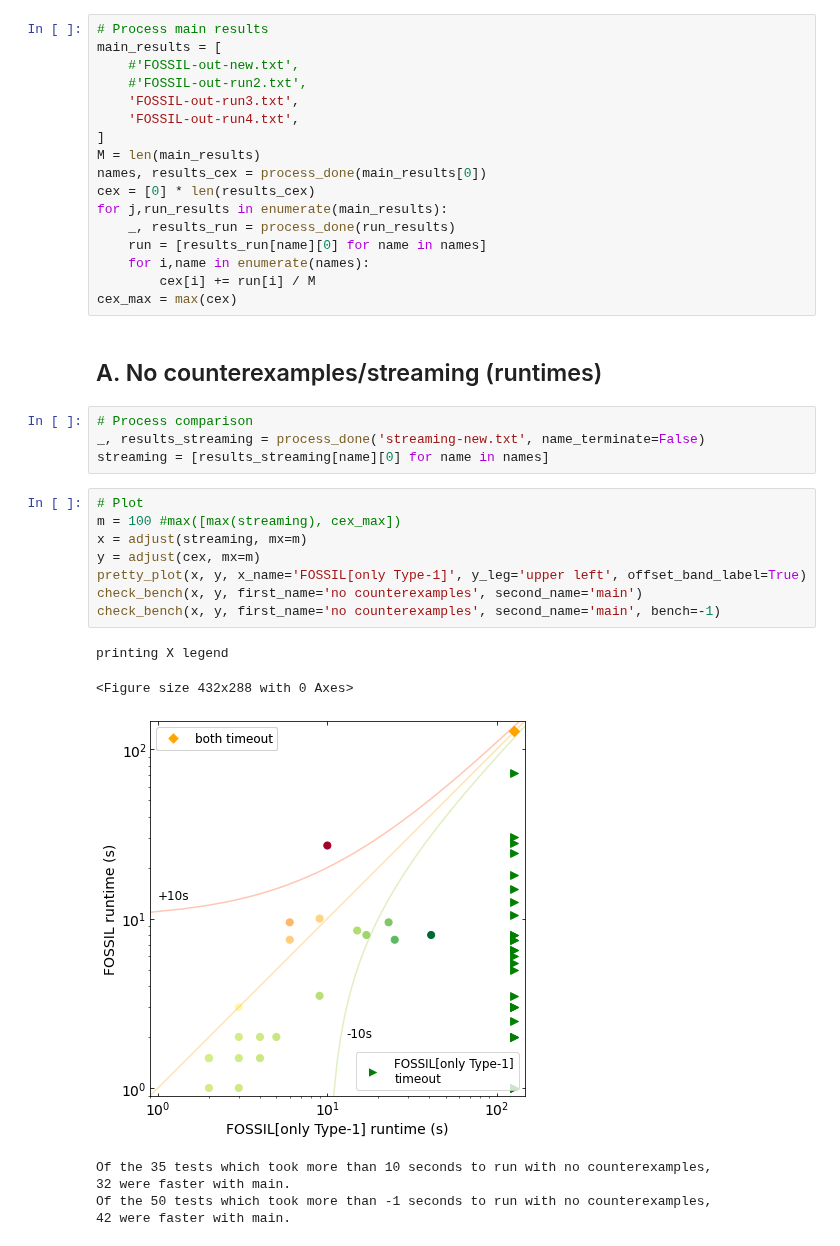
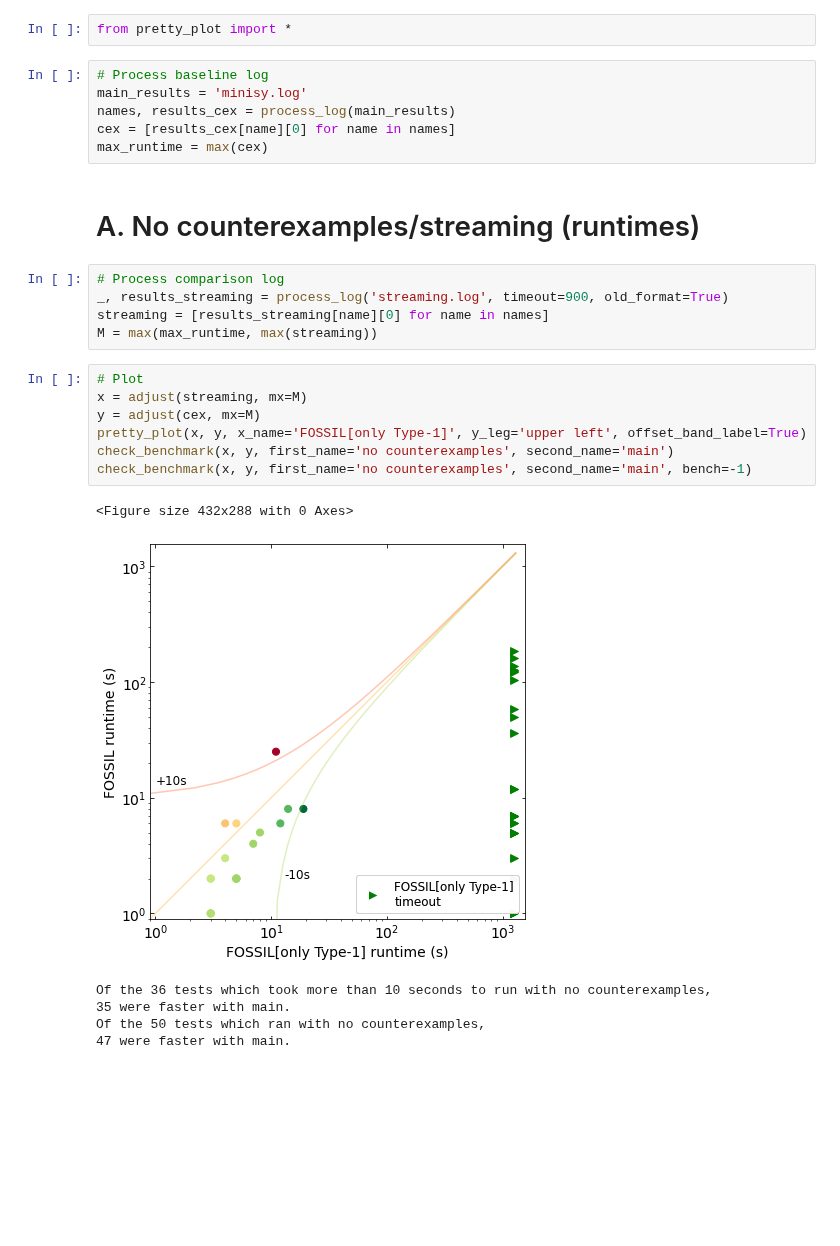
Before and after one commit to muraliadithya/FOSSIL, a Jupyter notebook: plotting/plotter.ipynb, the cells around one changed output. Cells and saved outputs as stored; diff of their text form; blank space fills up the shorter version.

```diff
--- a/plotting/plotter.ipynb
+++ b/plotting/plotter.ipynb
@@ -18,39 +1,29 @@ def check_bench(first, second, first_name='true countermodels turned off',
-# %%
-# Process main results
-main_results = [
-    #'FOSSIL-out-new.txt',
-    #'FOSSIL-out-run2.txt',
-    'FOSSIL-out-run3.txt',
-    'FOSSIL-out-run4.txt',
-]
-M = len(main_results)
-names, results_cex = process_done(main_results[0])
-cex = [0] * len(results_cex)
-for j,run_results in enumerate(main_results):
-    _, results_run = process_done(run_results)
-    run = [results_run[name][0] for name in names]
-    for i,name in enumerate(names):
-        cex[i] += run[i] / M
-cex_max = max(cex)
+# %%
+from pretty_plot import *
+# %%
+# Process baseline log
+main_results = 'minisy.log'
+names, results_cex = process_log(main_results)
+cex = [results_cex[name][0] for name in names]
+max_runtime = max(cex)
 # %% [markdown]
-## A. No counterexamples/streaming (runtimes)
+# A. No counterexamples/streaming (runtimes)
 # %%
-# Process comparison
-_, results_streaming = process_done('streaming-new.txt', name_terminate=False)
+# Process comparison log
+_, results_streaming = process_log('streaming.log', timeout=900, old_format=True)
 streaming = [results_streaming[name][0] for name in names]
+M = max(max_runtime, max(streaming))
 # %%
 # Plot
-m = 100 #max([max(streaming), cex_max])
-x = adjust(streaming, mx=m)
-y = adjust(cex, mx=m)
+x = adjust(streaming, mx=M)
+y = adjust(cex, mx=M)
 pretty_plot(x, y, x_name='FOSSIL[only Type-1]', y_leg='upper left', offset_band_label=True)
-check_bench(x, y, first_name='no counterexamples', second_name='main')
-check_bench(x, y, first_name='no counterexamples', second_name='main', bench=-1)
+check_benchmark(x, y, first_name='no counterexamples', second_name='main')
+check_benchmark(x, y, first_name='no counterexamples', second_name='main', bench=-1)
 # %% [output]
-printing X legend
+<Figure size 432x288 with 0 Axes>
+[figure, new version]
-<Figure size 432x288 with 0 Axes>
+Of the 36 tests which took more than 10 seconds to run with no counterexamples,
+35 were faster with main.
+Of the 50 tests which ran with no counterexamples,
+47 were faster with main.
-[figure, old version]
-Of the 35 tests which took more than 10 seconds to run with no counterexamples,
-32 were faster with main.
-Of the 50 tests which took more than -1 seconds to run with no counterexamples,
-42 were faster with main.
```
Also changed, not shown: parts of 17 cells of this notebook, 23 other files.
